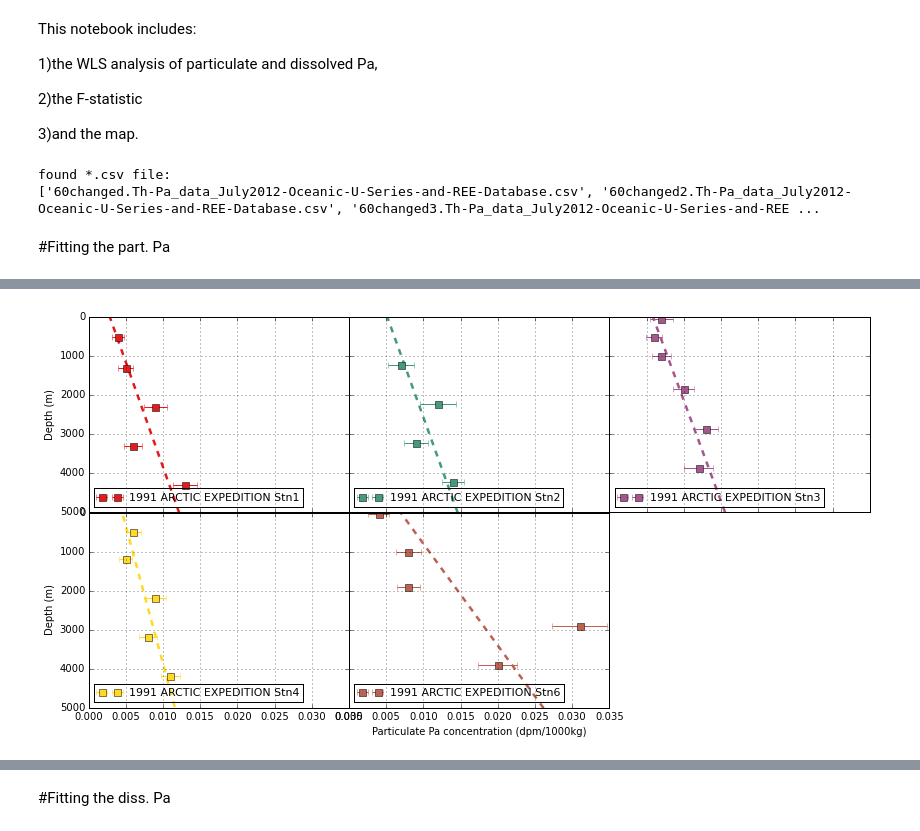
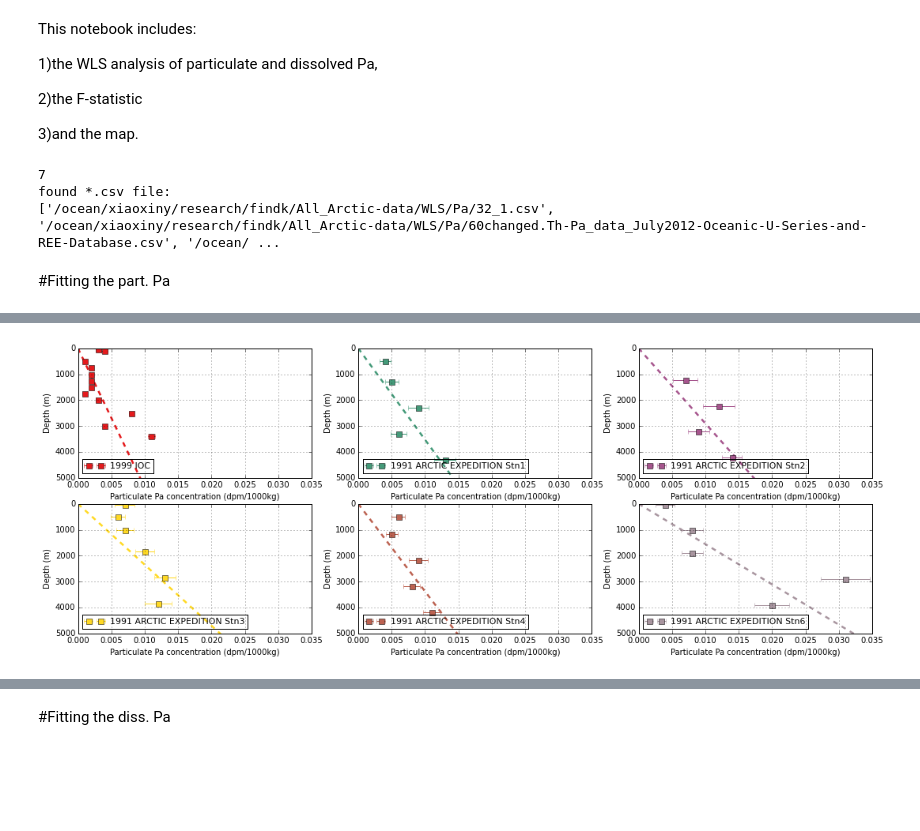
Before and after one commit to UBC-MOAD/analysis-cindy, a Jupyter notebook: notebooks/[parameterization]Version4_Pa.ipynb, the cells around one changed output, grey strips where cells are left out. Drawn from its saved outputs; the diff is of its cells as text; code cells hidden in the pictures; blank space fills up the shorter version.

```diff
--- a/notebooks/[parameterization]Version4_Pa.ipynb
+++ b/notebooks/[parameterization]Version4_Pa.ipynb
@@ -21,27 +21,37 @@ from netCDF4 import Dataset
 import pylab as pl
 from mpl_toolkits.basemap import Basemap,shiftgrid,cm
 import matplotlib.cm as cm
+from scipy.stats import f as scist
 
 import matplotlib.pyplot as plt
 import statsmodels.api as sm
 from statsmodels.sandbox.regression.predstd import wls_prediction_std
 % matplotlib inline
-nc_filename=sorted(glob.glob('*.csv'))
+
+nc_filename=sorted(glob.glob('/ocean/xiaoxiny/research/findk/All_Arctic-data/WLS/Pa/*.csv'))
+print len(nc_filename)
 print("found *.csv file: \n{}".format(nc_filename))
 # %% [output]
+7
 found *.csv file:
-['60changed.Th-Pa_data_July2012-Oceanic-U-Series-and-REE-Database.csv', '60changed2.Th-Pa_data_July2012-Oceanic-U-Series-and-REE-Database.csv', '60changed3.Th-Pa_data_July2012-Oceanic-U-Series-and-REE ...
+['/ocean/xiaoxiny/research/findk/All_Arctic-data/WLS/Pa/32_1.csv', '/ocean/xiaoxiny/research/findk/All_Arctic-data/WLS/Pa/60changed.Th-Pa_data_July2012-Oceanic-U-Series-and-REE-Database.csv', '/ocean/ ...
 # %% [markdown]
 #Fitting the part. Pa
 # %%
-WLS_err1=np.empty([5,1])
-WLS_coef1=np.empty([5,1])
-WLS_errc=np.empty([5,1])
-WLS_coefc=np.empty([5,1])
-sinking_rate=np.empty([5,1])
+file_num=6
+marker=['D','s','s','s','s','s','s']
+
+WLS_err1=np.empty([file_num,1])
+WLS_coef1=np.empty([file_num,1])
+WLS_errc=np.empty([file_num,1])
+WLS_coefc=np.empty([file_num,1])
+sinking_rate=np.empty([file_num,1])
+
+rss1=np.empty([file_num,1])
+rss2=np.empty([file_num,1])
 # %%
 #ax = plt.figure(1,figsize=(10,7))
-for j in range(5):
+for j in range(file_num):
     data=pd.read_csv(nc_filename[j])
 
     y= data['depth'];
@@ -50,33 +60,57 @@ for j in range(5):
     lon = data['long.'];
     lat = data['lat.'];
     err =data['Pa_part_err']
+
+    x=np.ma.masked_where(x<=0,x)
+    y=np.ma.masked_where(x<=0,y)
+    err=np.ma.masked_where(x<=0,err)
+
     y2 = sm.add_constant(y,prepend=False)
     mod_wls = sm.WLS(x, y2, weights=1./err)
     res_wls = mod_wls.fit()
 
     WLS_err1[j,:] = res_wls.bse[0]
     WLS_coef1[j,:] = res_wls.params[0]
+    WLS_coefc[j,:]=res_wls.params[1]
     sinking_rate[j,:]=0.00246/res_wls.params[0]
+    err1=(WLS_err1/WLS_coef1)*1/WLS_coef1*0.00246
+
+    ftest=sm.WLS(x, y, weights=1./err).fit()
+    rss1[j]=ftest.mse_resid
+    rss2[j]=res_wls.mse_resid
+    p1 = 1
+    p2 = 2
+    n = file_num
+    F = (ftest.mse_resid - res_wls.mse_resid)/(res_wls.mse_resid) *(n-p2)/(p2-p1)
+    p = 1.0 - scist.cdf(F,p2-p1,n-p2)
+    print ('')
+    print (name)
+    print ('F ratio: %s'%F)
+    print ('ftest:%s'%p)
+    print ('slope:%e,error:%e'%(res_wls.params[0],res_wls.bse[0]))
+    print ('C1   :%e,error:%e'%(res_wls.params[1],res_wls.bse[1]))
+    print ('sinking   :%e,error:%e'%(sinking_rate[j,:],err1[j,:]))
 
 
     #ax = plt.subplot()
-    ax = plt.figure(1,figsize=(14,7))
-    ax = plt.subplot(2,3,j+1)
-    ax.plot([0, 5000],[0, 5000]/res_wls.params[0]-res_wls.params[1]/res_wls.params[0], '--.',c=cm.Set1(j*50),linewidth=2.5)
+    ax = plt.figure(1,figsize=(18,10))
+    ax = plt.subplot(3,3,j+1)
+    #ax.plot([0, 5000],[0, 5000]/res_wls.params[0]-res_wls.params[1]/res_wls.params[0], '--.',c=cm.Set1(j*50),linewidth=2.5)
+    ax.plot([0, 5000],[0, 5000]/ftest.params[0], '--.',c=cm.Set1(j*50),linewidth=2.5)
     ax.errorbar(x, y,xerr=err, fmt='s',markersize=7,c=cm.Set1(j*50),label=name)
     ax.legend(loc=3,fontsize=11)
 
     ax.set_ylim([0, 5000])
     ax.set_xlim([0, 0.035])
-    if j+1==1 or j+1==4:
-        plt.ylabel('Depth (m)')
-    if j+1==5:
-        plt.xlabel('Particulate Pa concentration (dpm/1000kg)')
-    if j+1==1 or j+1==2 or j+1==3:
-        plt.setp(ax.get_xticklabels(), visible=False)
-    if not (j+1==1 or j+1==4):
-        plt.setp(ax.get_yticklabels(), visible=False)
-    plt.subplots_adjust(wspace=.0000001, hspace=.0000001)
+#    if j+1==1 or j+1==4:
+    plt.ylabel('Depth (m)')
+#    if j+1==5:
+    plt.xlabel('Particulate Pa concentration (dpm/1000kg)')
+#    if j+1==1 or j+1==2 or j+1==3:
+#        plt.setp(ax.get_xticklabels(), visible=False)
+#    if not (j+1==1 or j+1==4):
+#        plt.setp(ax.get_yticklabels(), visible=False)
+#    plt.subplots_adjust(wspace=.0000001, hspace=.0000001)
 
     plt.grid()
     plt.gca().invert_yaxis()
@@ -86 +137 @@ plt.show()
-[figure, old version]
+[figure, new version]
```
Also changed, not shown: parts of 29 cells of this notebook, 1 other file.
